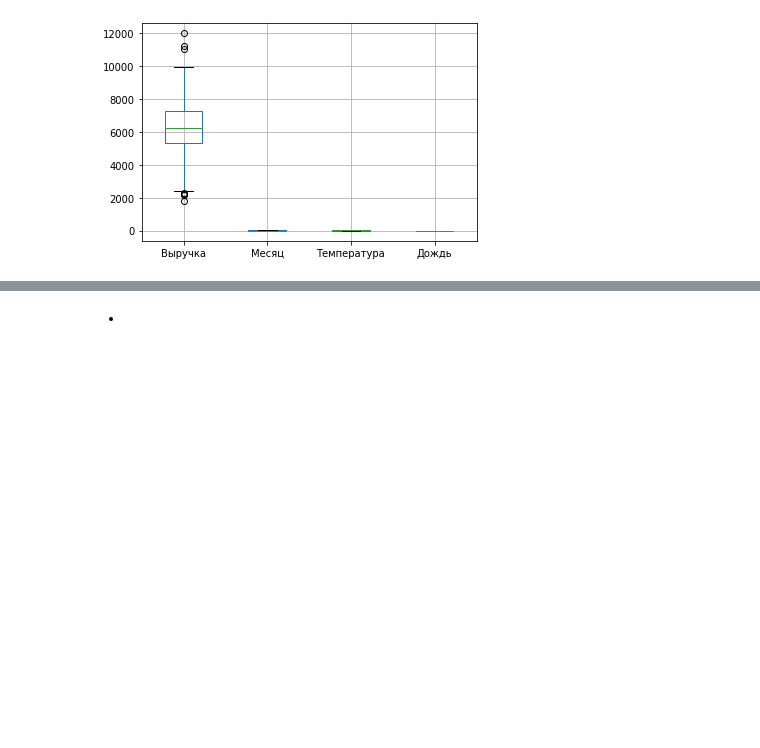
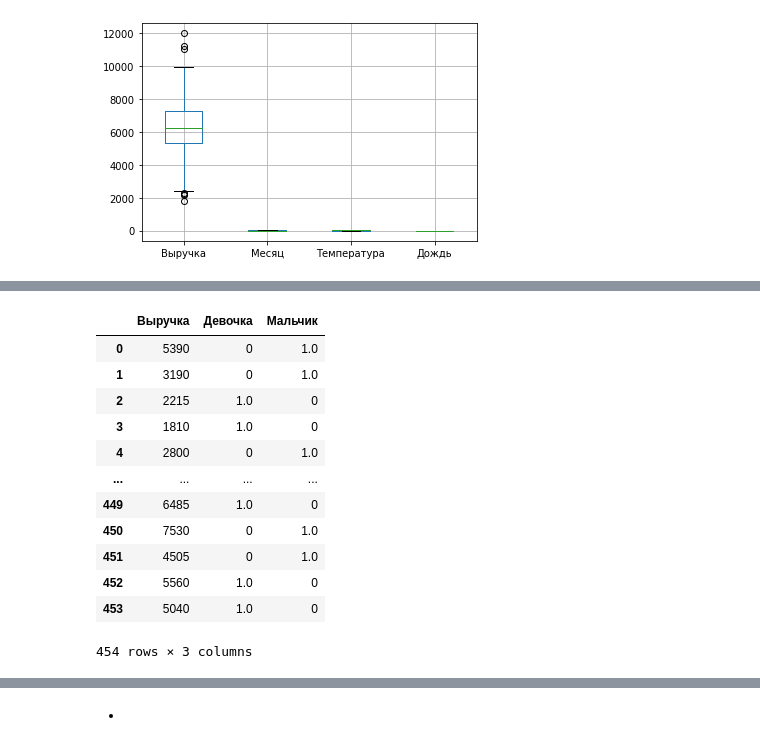
Before and after one commit to Strang1k/tgbot-daily_revenue_prediction, a Jupyter notebook: viruchka.ipynb, the cells around one changed output, grey strips where cells are left out. Drawn from its saved outputs; the diff is of its cells as text; code cells hidden in the pictures; blank space fills up the shorter version.

```diff
--- a/viruchka.ipynb
+++ b/viruchka.ipynb
@@ -37,0 +72,18 @@ df.boxplot()
+# %%
+df = df.drop(columns=['Месяц', 'Температура', 'Дождь', 'День недели'])
+# %%
+df
+# %% [output]
+|  | Выручка | Девочка | Мальчик |
+| 0 | 5390 | 0 | 1.0 |
+| 1 | 3190 | 0 | 1.0 |
+| 2 | 2215 | 1.0 | 0 |
+| 3 | 1810 | 1.0 | 0 |
+| 4 | 2800 | 0 | 1.0 |
+| ... | ... | ... | ... |
+| 449 | 6485 | 1.0 | 0 |
+| 450 | 7530 | 0 | 1.0 |
+| 451 | 4505 | 0 | 1.0 |
+| 452 | 5560 | 1.0 | 0 |
+| 453 | 5040 | 1.0 | 0 |
+454 rows × 3 columns
```
Also changed, not shown: parts of 27 cells of this notebook.
